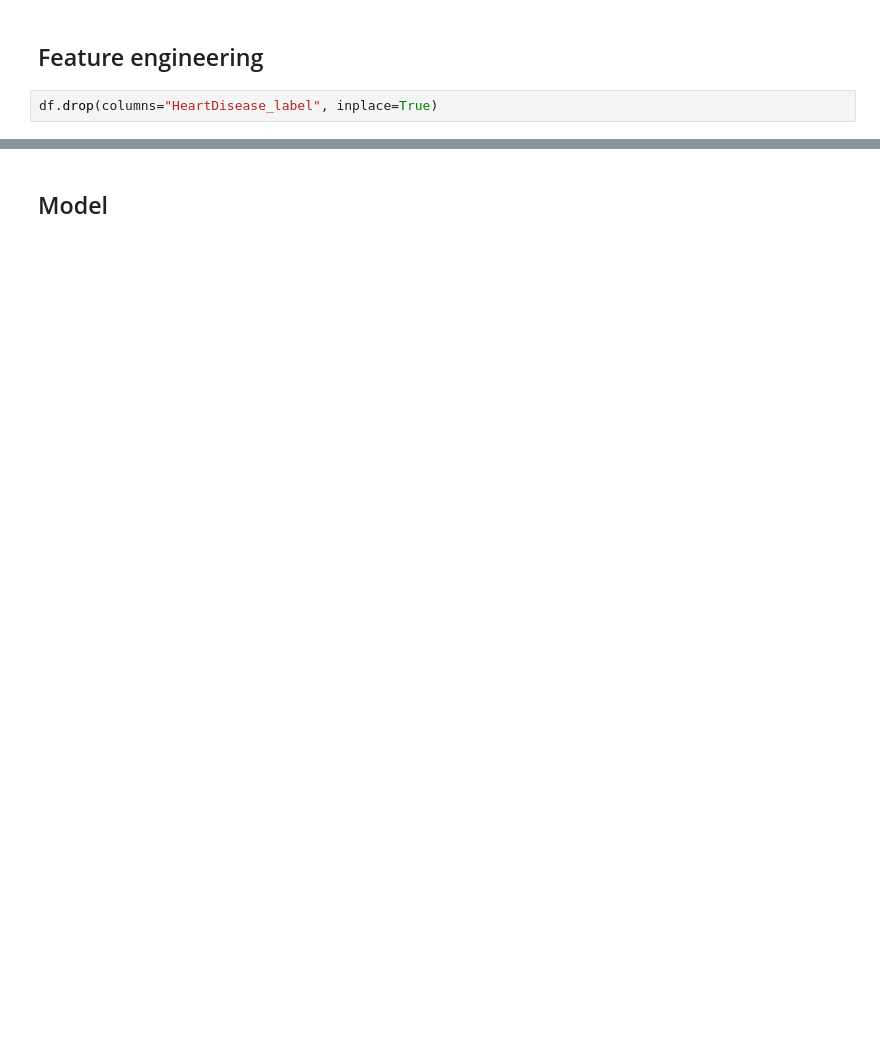
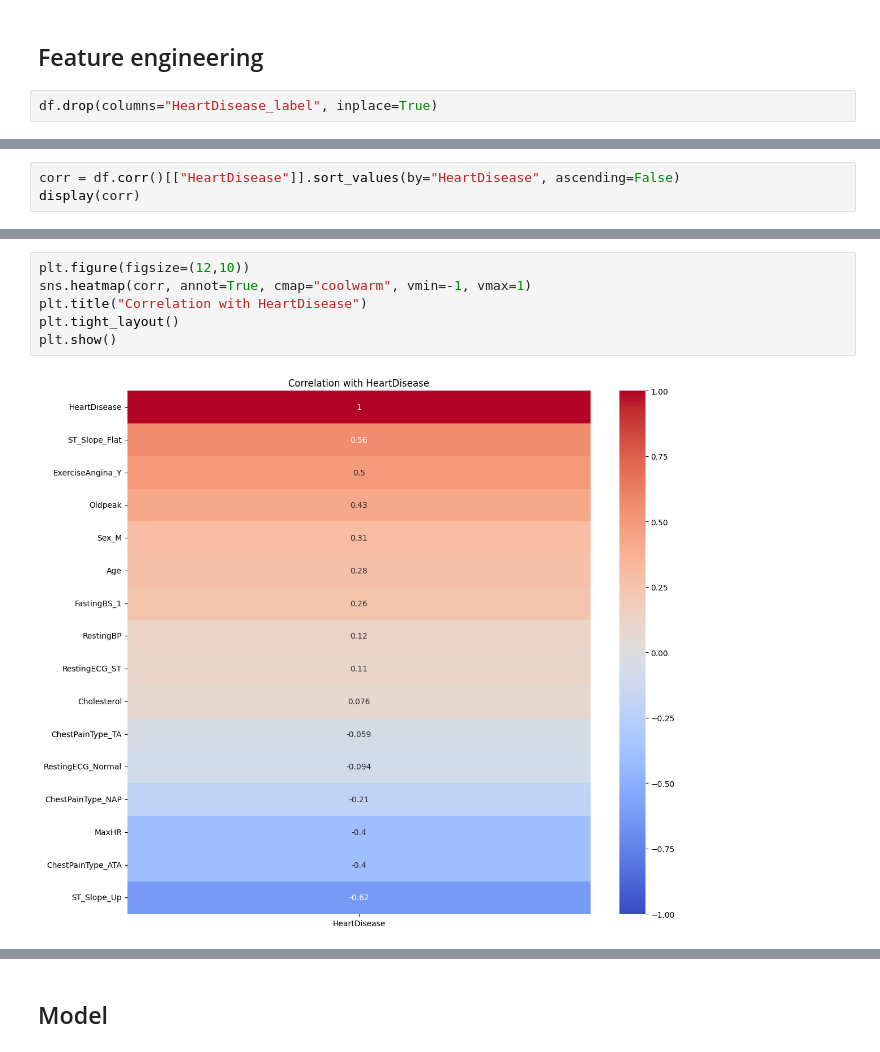
Before and after one commit to biotechwithdata/REPO, a Jupyter notebook: heart_disease_risk_analysis.ipynb, the cells around one changed output, grey strips where cells are left out. Saved outputs shown, nothing was run; the diff lists cells and outputs as text; blank space fills up the shorter version.

```diff
--- a/heart_disease_risk_analysis.ipynb
+++ b/heart_disease_risk_analysis.ipynb
@@ -681,0 +682,3 @@ Categorical variables were encoded using one-hot encoding. Resulting boolean fea
+# %%
+corr = df.corr()[["HeartDisease"]].sort_values(by="HeartDisease", ascending=False)
+display(corr)
@@ -681,0 +703,8 @@ Categorical variables were encoded using one-hot encoding. Resulting boolean fea
+# %%
+plt.figure(figsize=(12,10))
+sns.heatmap(corr, annot=True, cmap="coolwarm", vmin=-1, vmax=1)
+plt.title("Correlation with HeartDisease")
+plt.tight_layout()
+plt.show()
+# %% [output]
+[figure, added]
```
Also changed, not shown: parts of 30 cells of this notebook.
